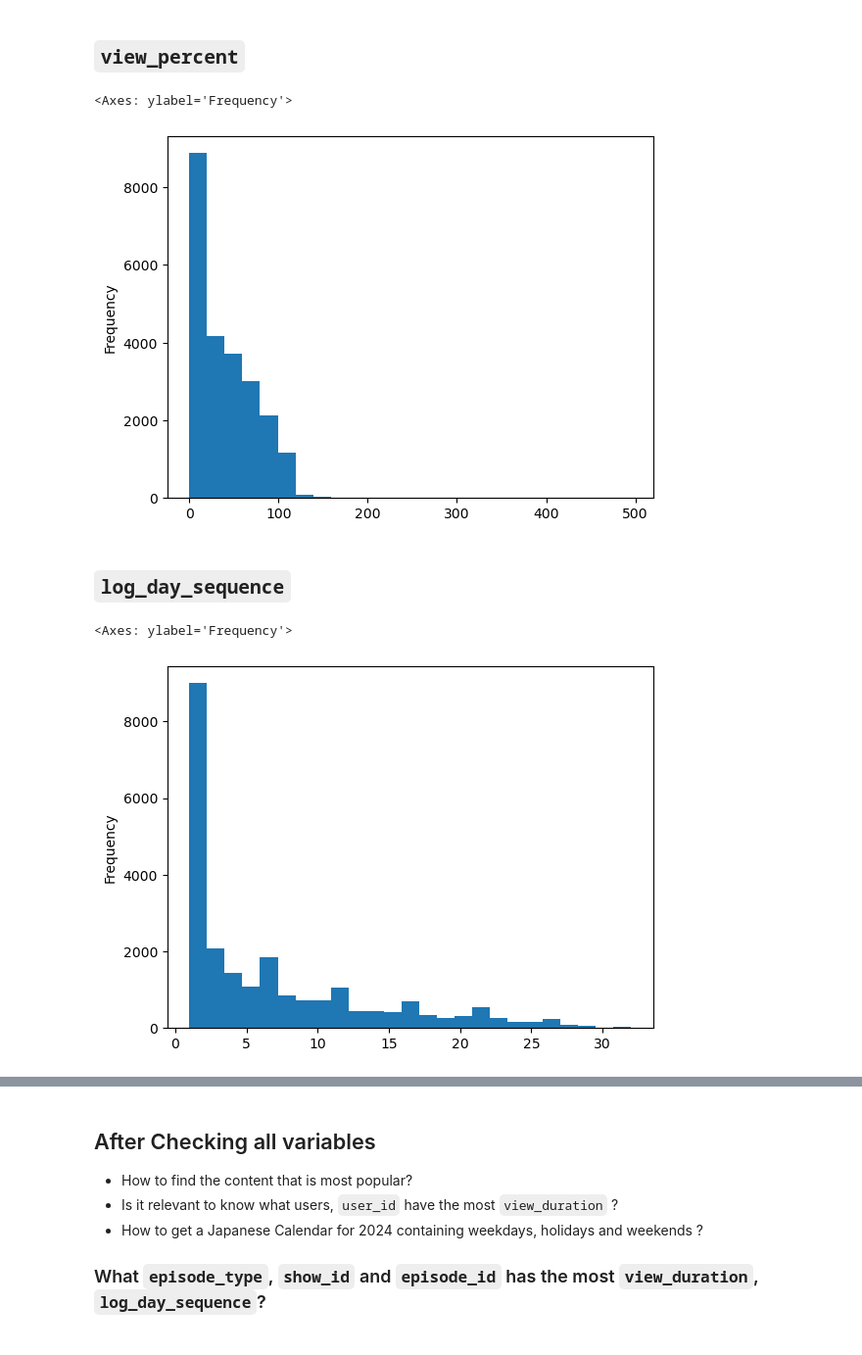
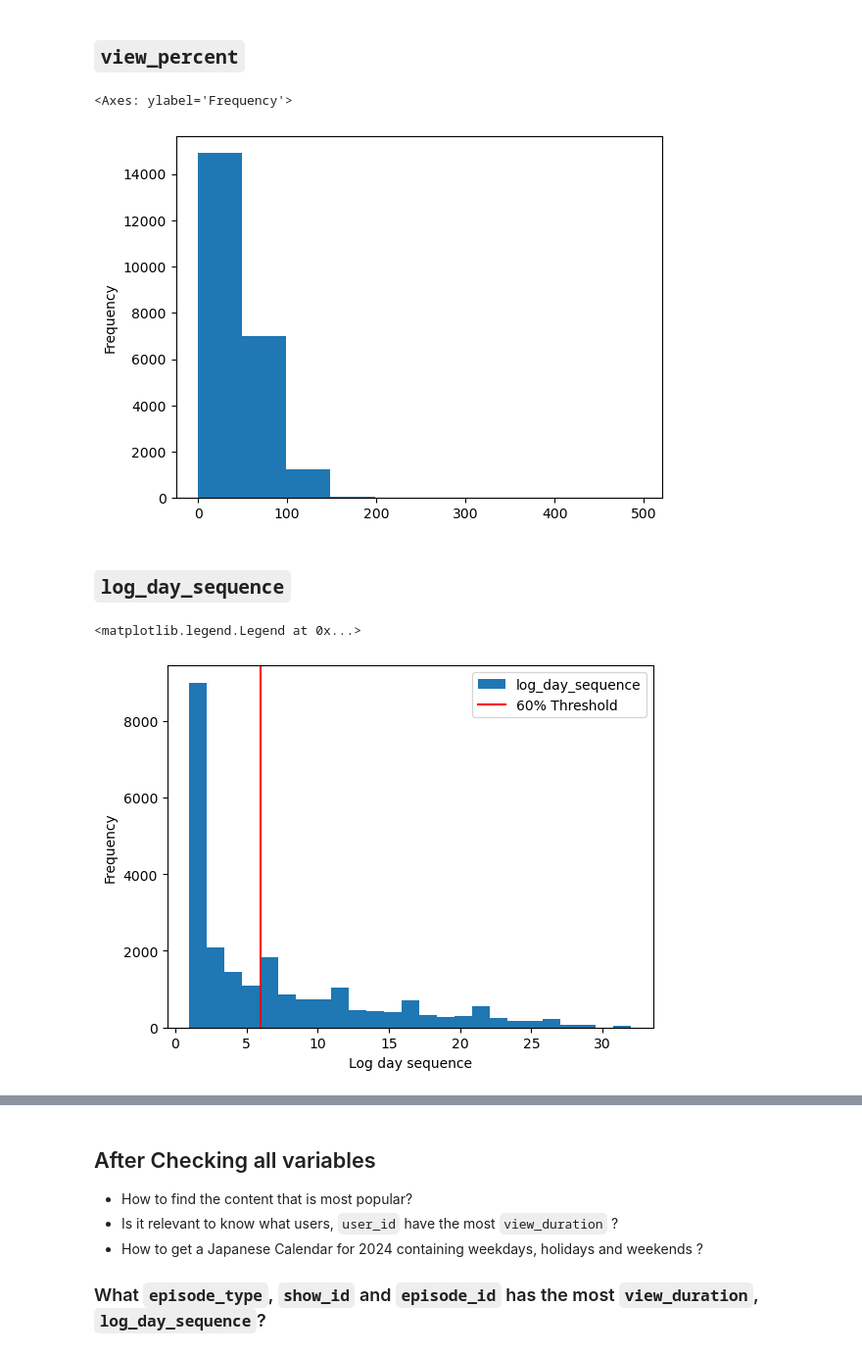
Before and after one commit to tczank/myUnext, a Jupyter notebook: trialEDA.ipynb, the cells around one changed output, grey strips where cells are left out. Shown at 98% size. Cells and saved outputs as stored; diff of their text form; code cells hidden in the pictures.

```diff
--- a/trialEDA.ipynb
+++ b/trialEDA.ipynb
@@ -127,14 +130,20 @@ view_duration_count.plot(kind='line')
 # %% [markdown]
 ## `view_percent`
 # %%
-df['view_percent'].plot(kind='hist', bins = 25)
+df['view_percent'].plot(kind='hist', bins = 10)
 # %% [output]
 <Axes: ylabel='Frequency'>
-[figure, old version]
+[figure, new version]
 # %% [markdown]
 ## `log_day_sequence`
 # %%
 df['log_day_sequence'].plot(kind='hist', bins = 25)
+
+threshold = np.percentile(df['log_day_sequence'], 60)
+
+plt.axvline(threshold, color = 'red', linestyle = '-', label='60% Threshold')
+plt.xlabel('Log day sequence')
+plt.legend()
 # %% [output]
-<Axes: ylabel='Frequency'>
+<matplotlib.legend.Legend at 0x...>
-[figure, old version]
+[figure, new version]
```
Also changed, not shown: parts of 14 cells of this notebook, 4 other files.
